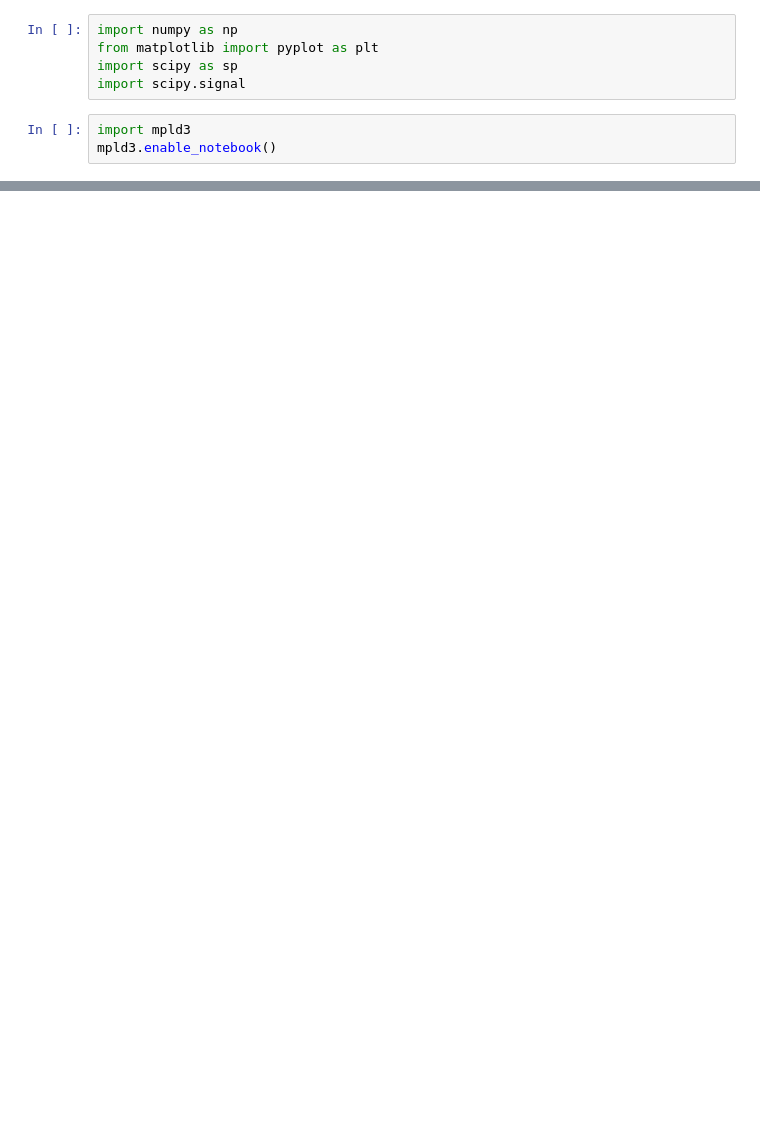
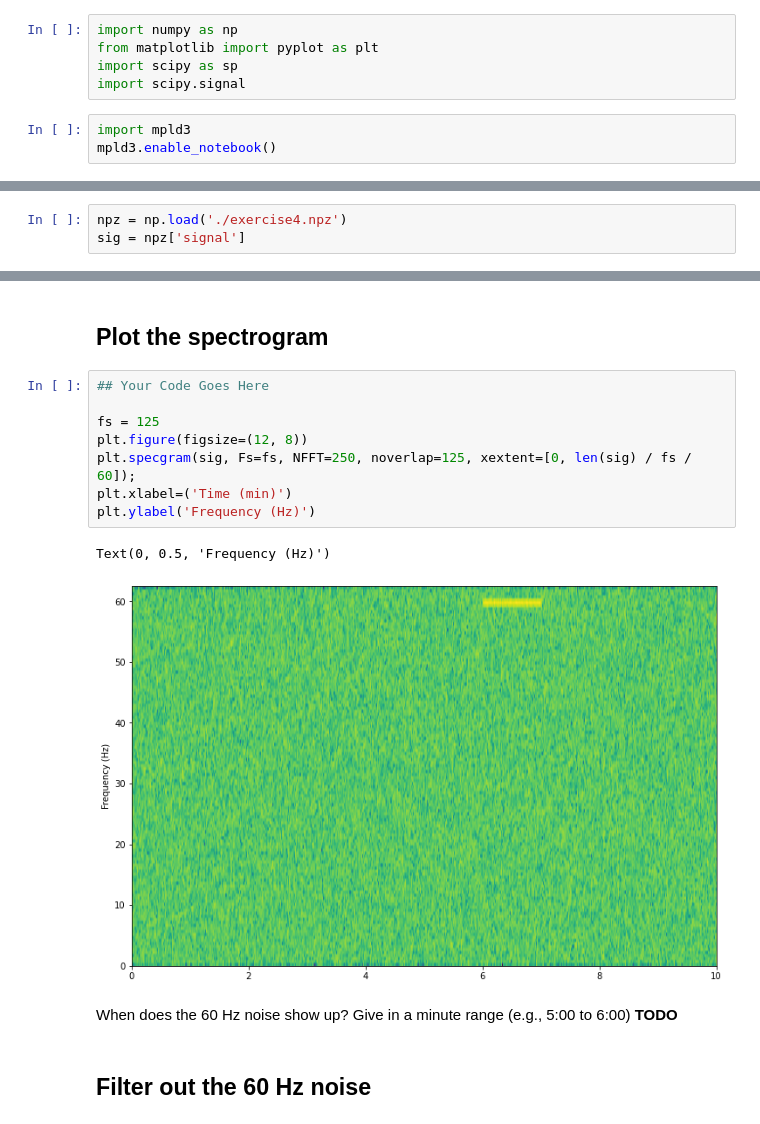
Before and after one commit to masinde70/AI-for-HealthCare, a Jupyter notebook: HealthAI/wearables/DigitalSignals/fourier-transform-I/Spectrograms.ipynb, the cells around one changed output, grey strips where cells are left out. Saved outputs shown, nothing was run; the diff lists cells and outputs as text; blank space fills up the shorter version.

Commit message:
sfft and spectrograms

```diff
--- a/HealthAI/wearables/DigitalSignals/fourier-transform-I/Spectrograms.ipynb
+++ b/HealthAI/wearables/DigitalSignals/fourier-transform-I/Spectrograms.ipynb
@@ -14,0 +19,3 @@ mpld3.enable_notebook()
+# %%
+npz = np.load('./exercise4.npz')
+sig = npz['signal']
@@ -14,0 +39,18 @@ mpld3.enable_notebook()
+# %% [markdown]
+## Plot the spectrogram
+# %%
+## Your Code Goes Here
+
+fs = 125
+plt.figure(figsize=(12, 8))
+plt.specgram(sig, Fs=fs, NFFT=250, noverlap=125, xextent=[0, len(sig) / fs / 60]);
+plt.xlabel=('Time (min)')
+plt.ylabel('Frequency (Hz)')
+# %% [output]
+Text(0, 0.5, 'Frequency (Hz)')
+[figure, added]
+# %% [markdown]
+When does the 60 Hz noise show up? Give in a minute range (e.g., 5:00 to 6:00)
+**TODO**
+# %% [markdown]
+## Filter out the 60 Hz noise
```
Also changed, not shown: parts of 5 cells of this notebook, 1 other file.
